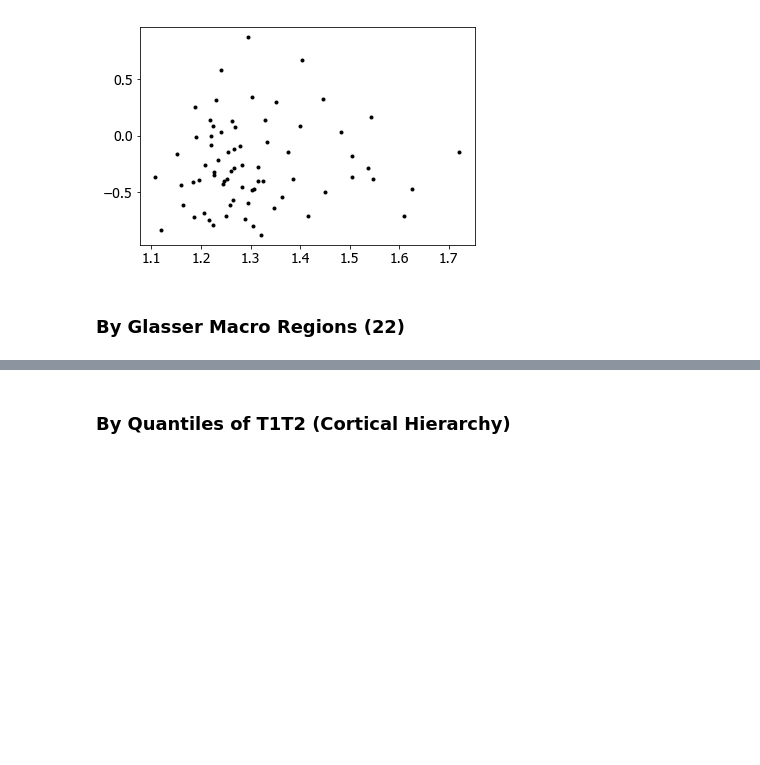
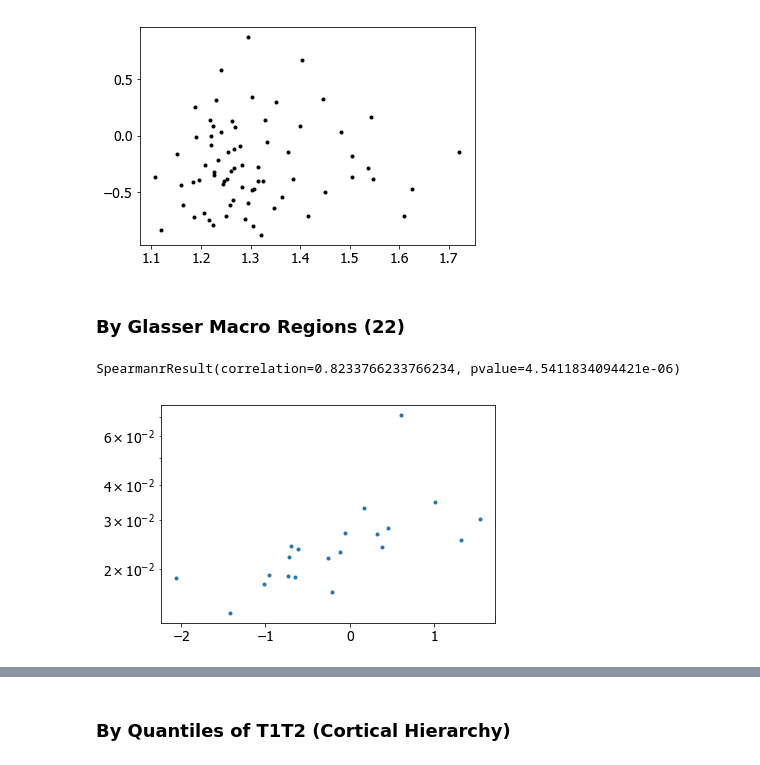
Before and after one commit to rdgao/field-echos, a Jupyter notebook: notebooks/viz_human_MMP.ipynb, the cells around one changed output, grey strips where cells are left out. Drawn from its saved outputs; the diff is of its cells as text; code cells hidden in the pictures; blank space fills up the shorter version.

```diff
--- a/notebooks/viz_human_MMP.ipynb
+++ b/notebooks/viz_human_MMP.ipynb
@@ -377,0 +253,9 @@ glasser_clusters = {
+# %%
+# macro-region level correlation
+struct_feat = 'SOM'
+plt.plot(df_struct_macro[struct_feat],df_tau_macro.mean(0), '.')
+plt.yscale('log')
+stats.spearmanr(df_struct_macro[struct_feat],df_tau_macro.mean(0), nan_policy='omit')
+# %% [output]
+SpearmanrResult(correlation=0.8233766233766234, pvalue=4.5411834094421e-06)
+[figure, added]
```
Also changed, not shown: parts of 7 cells of this notebook, 6 other files.
